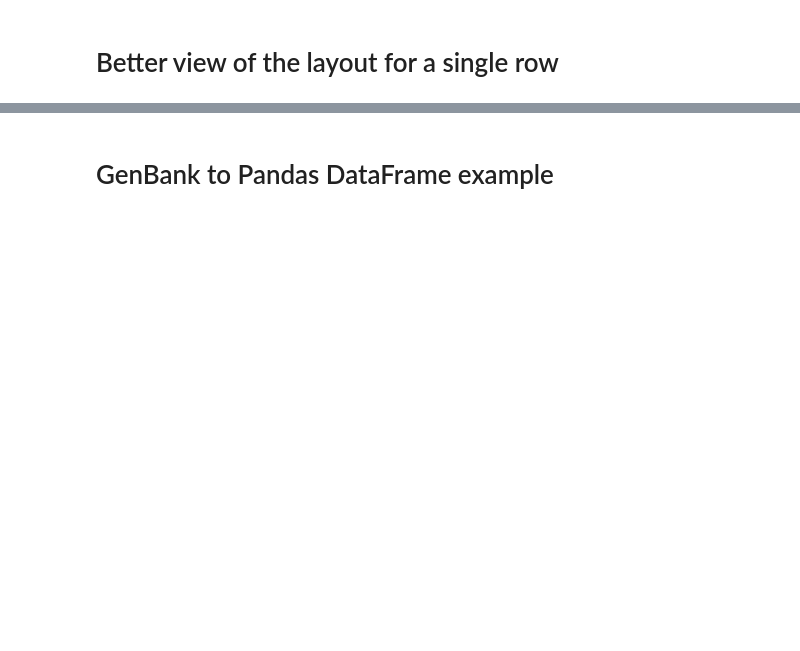
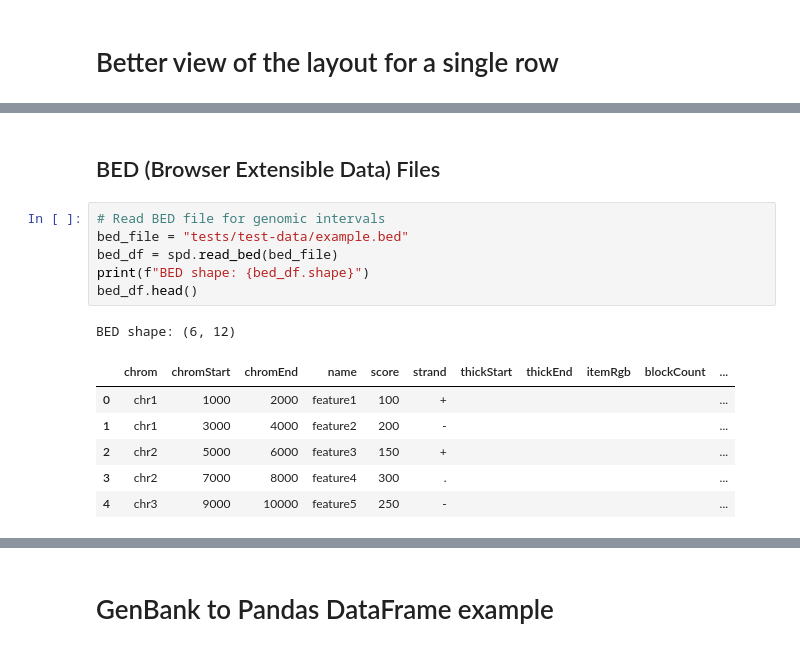
Before and after one commit to tmsincomb/SeqPandas, a Jupyter notebook: tutorial.ipynb, the cells around one changed output, grey strips where cells are left out. Cells and saved outputs as stored; diff of their text form; blank space fills up the shorter version.

```diff
--- a/tutorial.ipynb
+++ b/tutorial.ipynb
@@ -54,0 +73,16 @@ fasta_df.head(1).to_dict('records')
+# %% [markdown]
+## BED (Browser Extensible Data) Files
+# %%
+# Read BED file for genomic intervals
+bed_file = "tests/test-data/example.bed"
+bed_df = spd.read_bed(bed_file)
+print(f"BED shape: {bed_df.shape}")
+bed_df.head()
+# %% [output]
+BED shape: (6, 12)
+|  | chrom | chromStart | chromEnd | name | score | strand | thickStart | thickEnd | itemRgb | blockCount | ... |
+| 0 | chr1 | 1000 | 2000 | feature1 | 100 | + |  |  |  |  | ... |
+| 1 | chr1 | 3000 | 4000 | feature2 | 200 | - |  |  |  |  | ... |
+| 2 | chr2 | 5000 | 6000 | feature3 | 150 | + |  |  |  |  | ... |
+| 3 | chr2 | 7000 | 8000 | feature4 | 300 | . |  |  |  |  | ... |
+| 4 | chr3 | 9000 | 10000 | feature5 | 250 | - |  |  |  |  | ... |
```
Also changed, not shown: parts of 29 cells of this notebook, 41 other files.
